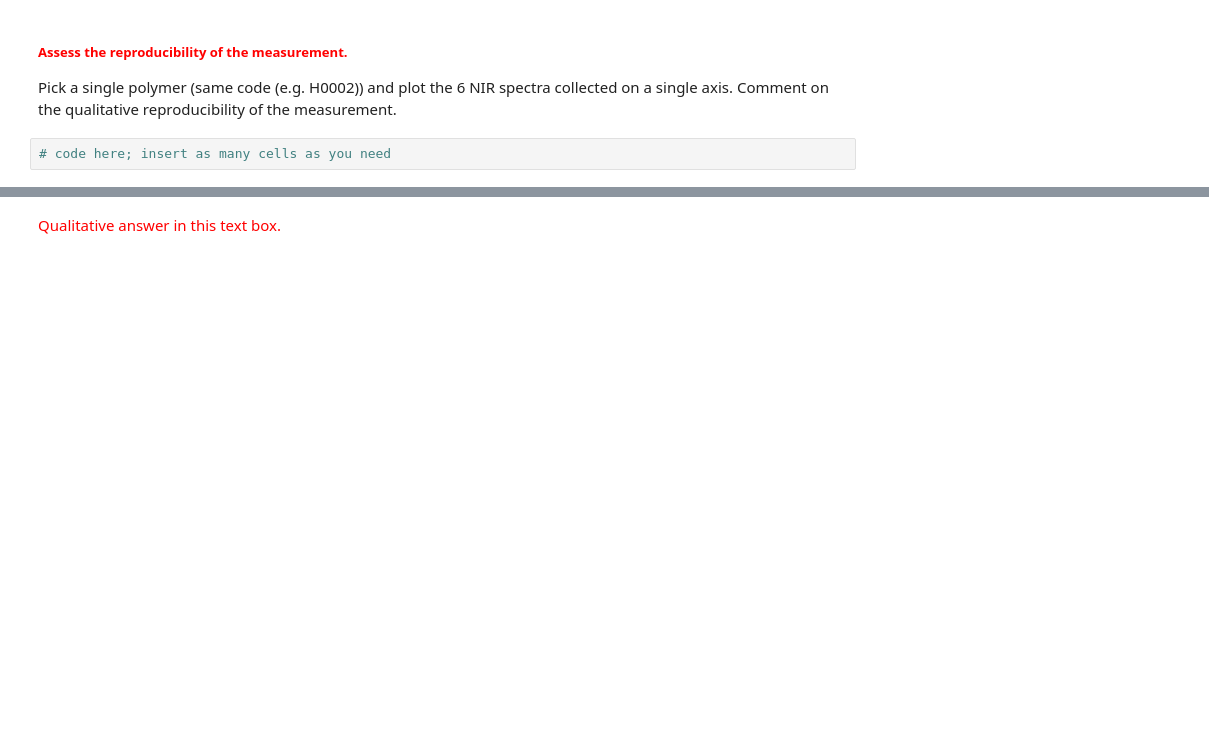
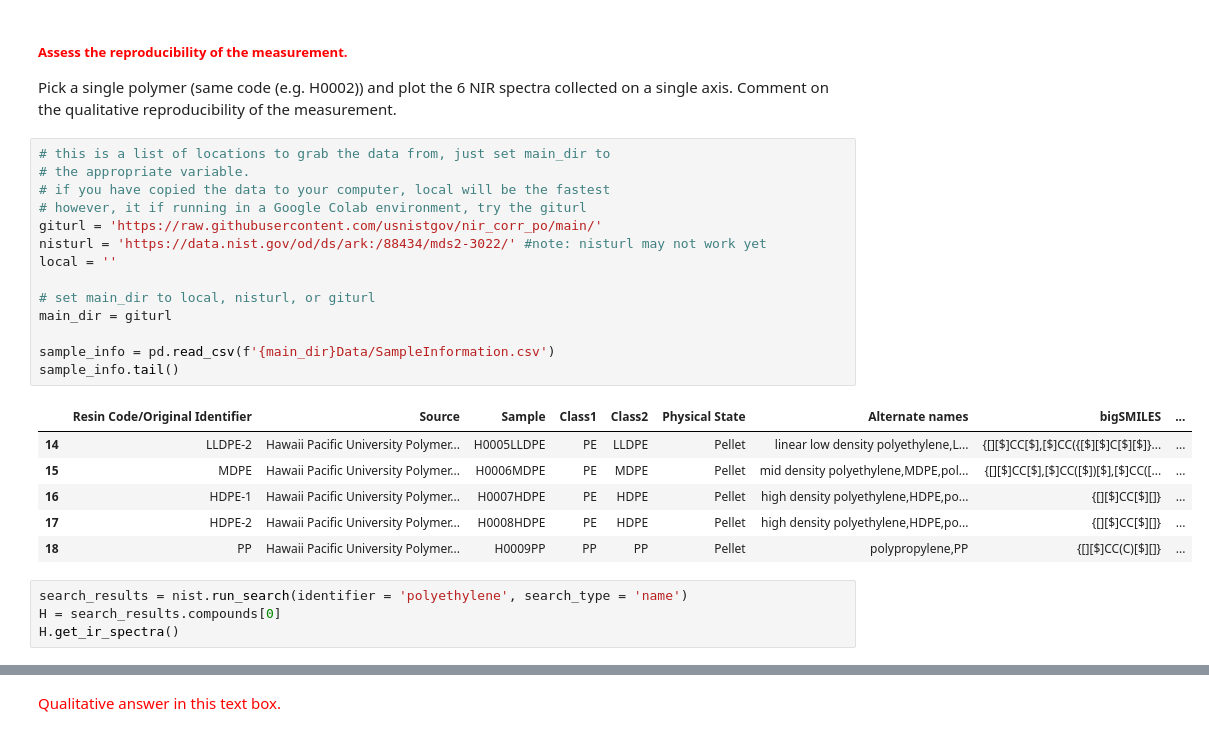
Before and after one commit to AngleKit/MSE7530Codes, a Jupyter notebook: Assignment1.ipynb, the cells around one changed output, grey strips where cells are left out. Cells and saved outputs as stored; diff of their text form; blank space fills up the shorter version.

```diff
--- a/Assignment1.ipynb
+++ b/Assignment1.ipynb
@@ -348,5 +352,28 @@ The following two exercises ask you to comment on the reproducibility of the mea
 # %% [markdown]
 ##### <font color='red'> Assess the reproducibility of the measurement. </font>
 Pick a single polymer (same code (e.g. H0002)) and plot the 6 NIR spectra collected on a single axis. Comment on the qualitative reproducibility of the measurement.
-# %%
-# code here; insert as many cells as you need
+# %%
+# this is a list of locations to grab the data from, just set main_dir to
+# the appropriate variable.
+# if you have copied the data to your computer, local will be the fastest
+# however, it if running in a Google Colab environment, try the giturl
+giturl = 'https://raw.githubusercontent.com/usnistgov/nir_corr_po/main/'
+nisturl = 'https://data.nist.gov/od/ds/ark:/88434/mds2-3022/' #note: nisturl may not work yet
+local = ''
+
+# set main_dir to local, nisturl, or giturl
+main_dir = giturl
+
+sample_info = pd.read_csv(f'{main_dir}Data/SampleInformation.csv')
+sample_info.tail()
+# %% [output]
+|  | Resin Code/Original Identifier | Source | Sample | Class1 | Class2 | Physical State | Alternate names | bigSMILES | ... |
+| 14 | LLDPE-2 | Hawaii Pacific University Polymer... | H0005LLDPE | PE | LLDPE | Pellet | linear low density polyethylene,L... | {[][$]CC[$],[$]CC({[$][$]C[$][$]}... | ... |
+| 15 | MDPE | Hawaii Pacific University Polymer... | H0006MDPE | PE | MDPE | Pellet | mid density polyethylene,MDPE,pol... | {[][$]CC[$],[$]CC([$])[$],[$]CC([... | ... |
+| 16 | HDPE-1 | Hawaii Pacific University Polymer... | H0007HDPE | PE | HDPE | Pellet | high density polyethylene,HDPE,po... | {[][$]CC[$][]} | ... |
+| 17 | HDPE-2 | Hawaii Pacific University Polymer... | H0008HDPE | PE | HDPE | Pellet | high density polyethylene,HDPE,po... | {[][$]CC[$][]} | ... |
+| 18 | PP | Hawaii Pacific University Polymer... | H0009PP | PP | PP | Pellet | polypropylene,PP | {[][$]CC(C)[$][]} | ... |
+# %%
+search_results = nist.run_search(identifier = 'polyethylene', search_type = 'name')
+H = search_results.compounds[0]
+H.get_ir_spectra()
```
Also changed, not shown: parts of 7 cells of this notebook.
